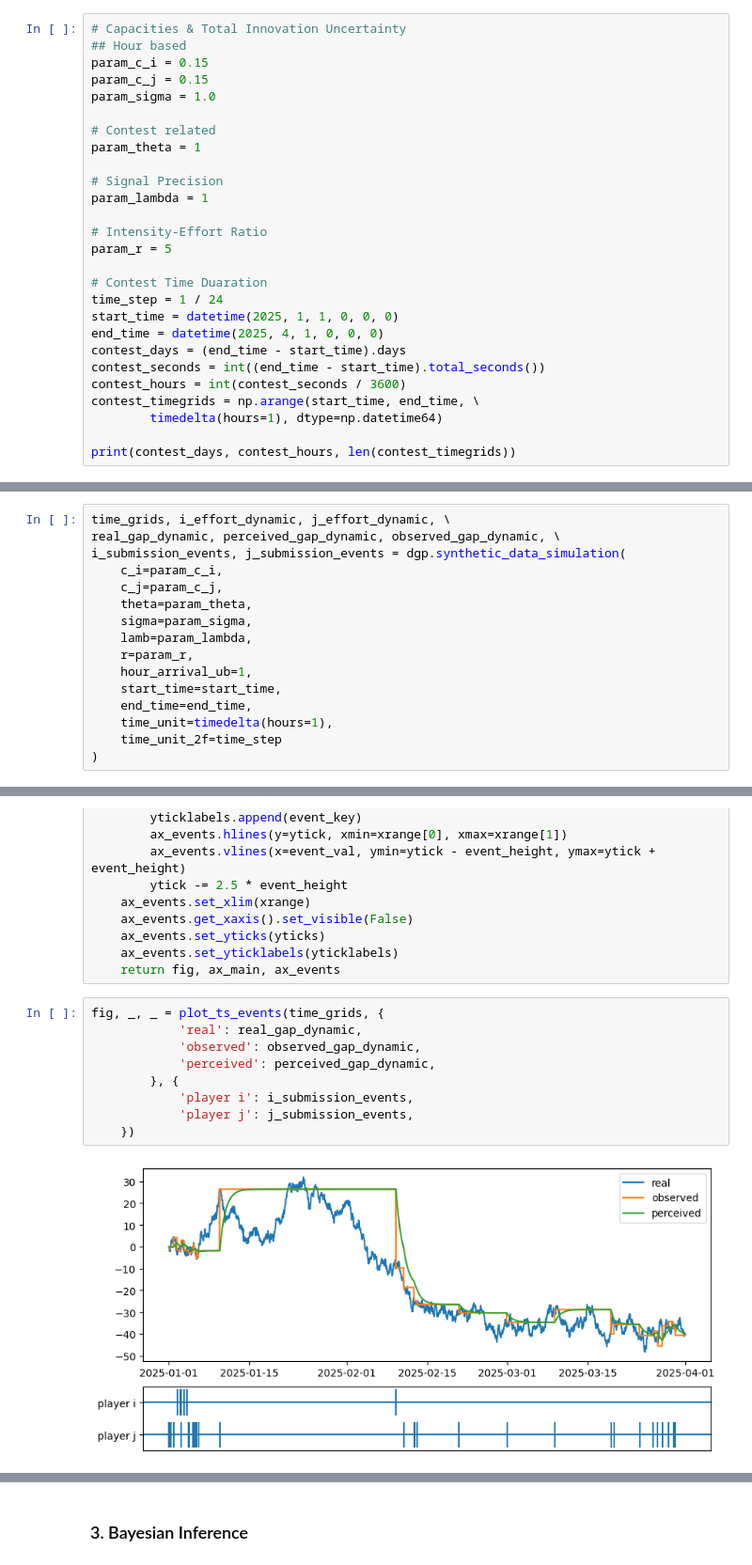
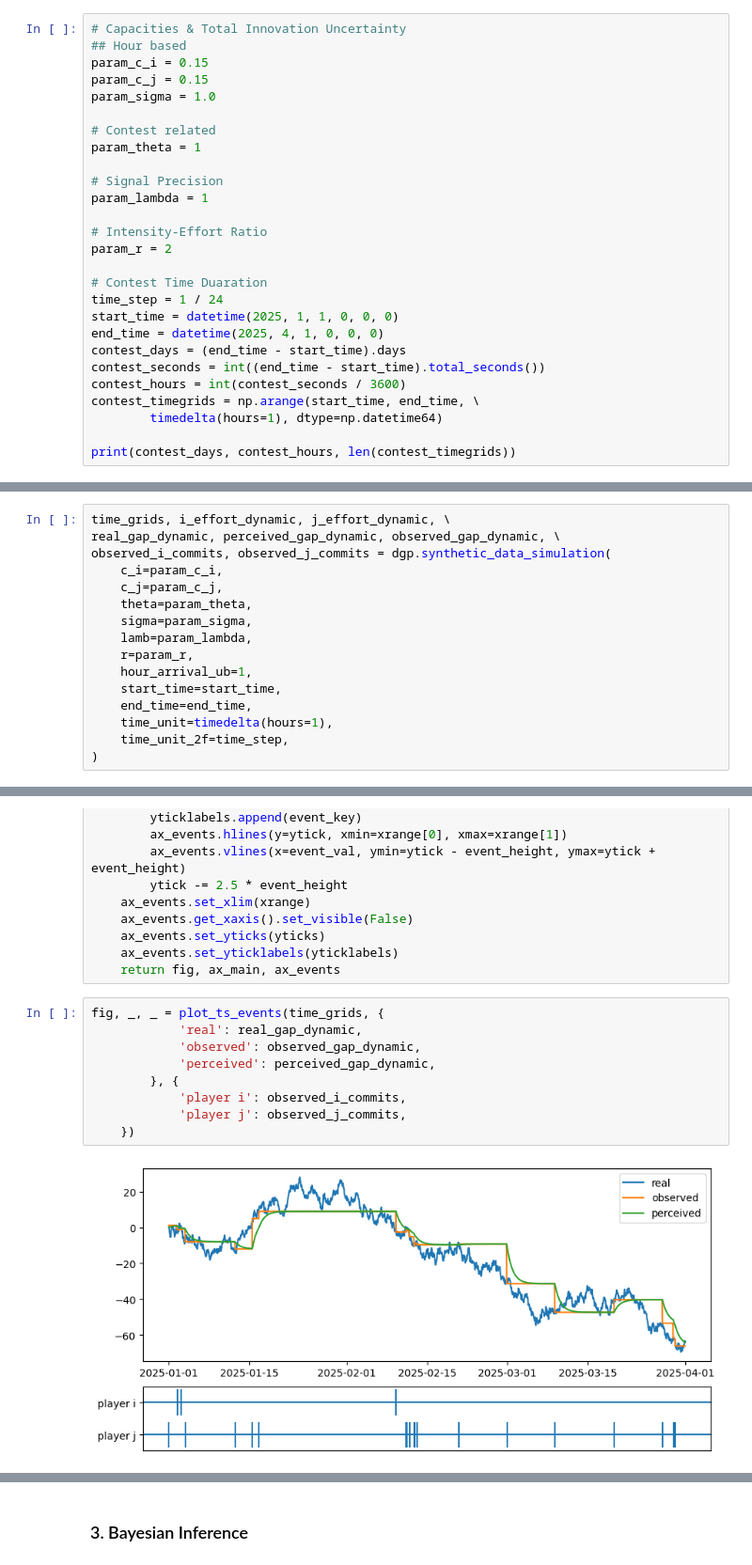
Before and after one commit to zhuanglinsheng/kaggle-contest-design, a Jupyter notebook: Synthetic_Data.ipynb, the cells around one changed output, grey strips where cells are left out. Shown at 94% size. Saved outputs shown, nothing was run; the diff lists cells and outputs as text.

```diff
--- a/Synthetic_Data.ipynb
+++ b/Synthetic_Data.ipynb
@@ -37,7 +43,7 @@ param_theta = 1
 param_lambda = 1
 
 # Intensity-Effort Ratio
-param_r = 5
+param_r = 2
 
 # Contest Time Duaration
 time_step = 1 / 24
@@ -57,7 +63,7 @@ print(contest_days, contest_hours, len(contest_timegrids))
 # %%
 time_grids, i_effort_dynamic, j_effort_dynamic, \
 real_gap_dynamic, perceived_gap_dynamic, observed_gap_dynamic, \
-i_submission_events, j_submission_events = dgp.synthetic_data_simulation(
+observed_i_commits, observed_j_commits = dgp.synthetic_data_simulation(
 	c_i=param_c_i,
 	c_j=param_c_j,
 	theta=param_theta,
@@ -68,5 +74,5 @@ i_submission_events, j_submission_events = dgp.synthetic_data_simulation(
 	start_time=start_time,
 	end_time=end_time,
 	time_unit=timedelta(hours=1),
-	time_unit_2f=time_step
+	time_unit_2f=time_step,
 )
@@ -118,11 +112,11 @@ def plot_ts_events(
 # %%
 fig, _, _ = plot_ts_events(time_grids, {
 			'real': real_gap_dynamic,
 			'observed': observed_gap_dynamic,
 			'perceived': perceived_gap_dynamic,
 		}, {
-			'player i': i_submission_events,
-			'player j': j_submission_events,
+			'player i': observed_i_commits,
+			'player j': observed_j_commits,
 	})
 # %% [output]
-[figure, old version]
+[figure, new version]
```
Also changed, not shown: parts of 8 cells of this notebook, 8 other files.
